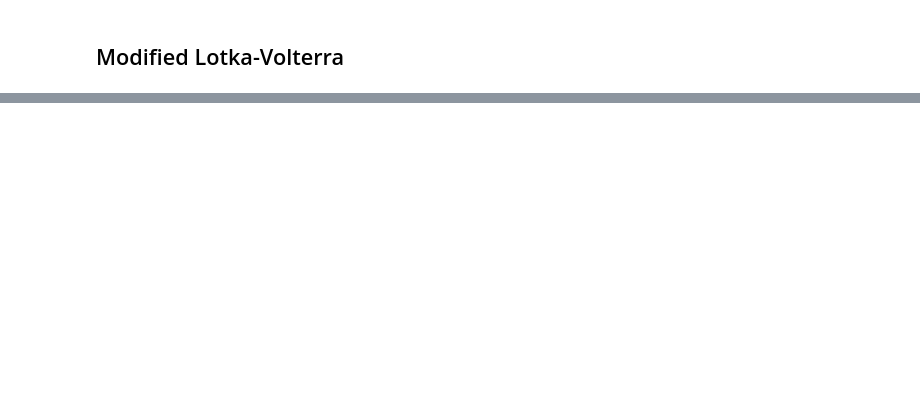
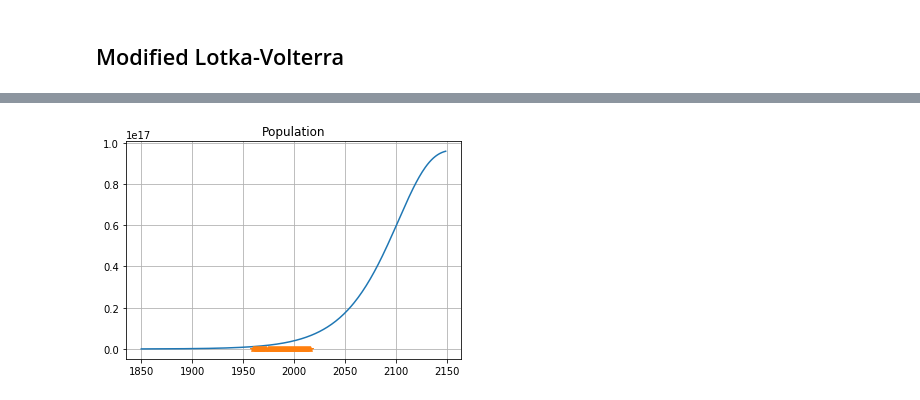
Before and after one commit to rfree18/math-modeling, a Jupyter notebook: final/Final.ipynb, the cells around one changed output, grey strips where cells are left out. Drawn from its saved outputs; the diff is of its cells as text; code cells hidden in the pictures; blank space fills up the shorter version.

```diff
--- a/final/Final.ipynb
+++ b/final/Final.ipynb
@@ -45,0 +74,3 @@ plt.show()
+# %%
+pop_data = pd.read_csv('data/pop.csv', index_col=0, header=0, sep=';', skiprows=[], thousands=',')
+pop_data.apply(pd.to_numeric)
@@ -45,0 +97,18 @@ plt.show()
+# %%
+gdp_real = gdp_data.as_matrix()[0] / 10**5 # Fix for weird data input issue
+pop_real = pop_data.as_matrix()[257]
+
+a1 = 0.003
+a2 = -55/(10**18)
+a3k1 = 5.2
+b1 = 0.031
+b2 = -2/(10**28)
+
+print(a1, a2, a3k1, b1, b2)
+
+def dpdt(x, t):
+    return (a1*x[0] + a3k1*x[1] + a2*x[0]*x[1])
+def dgdt(x, t):
+    return b1*x[1] + b2*x[0]*x[1]
+def dxdt(x, t):
+    return np.array([dpdt(x, t),  dgdt(x, t)])
@@ -45,0 +117,5 @@ plt.show()
+# %%
+x0 = [1.15e9, 0.21e12]
+t = np.arange(1850, 2150, 1)
+res = np.asarray(integrate.odeint(dxdt, x0, t))
+print(res)
@@ -45,0 +140,9 @@ plt.show()
+# %%
+plt.figure()
+plt.title("Population")
+plt.grid()
+plt.plot(t, res.T[0])
+plt.plot(np.arange(1960, 2017, 1), pop_real, '*')
+plt.show()
+# %% [output]
+[figure, added]
```
Also changed, not shown: parts of 9 cells of this notebook, 11 other files.
